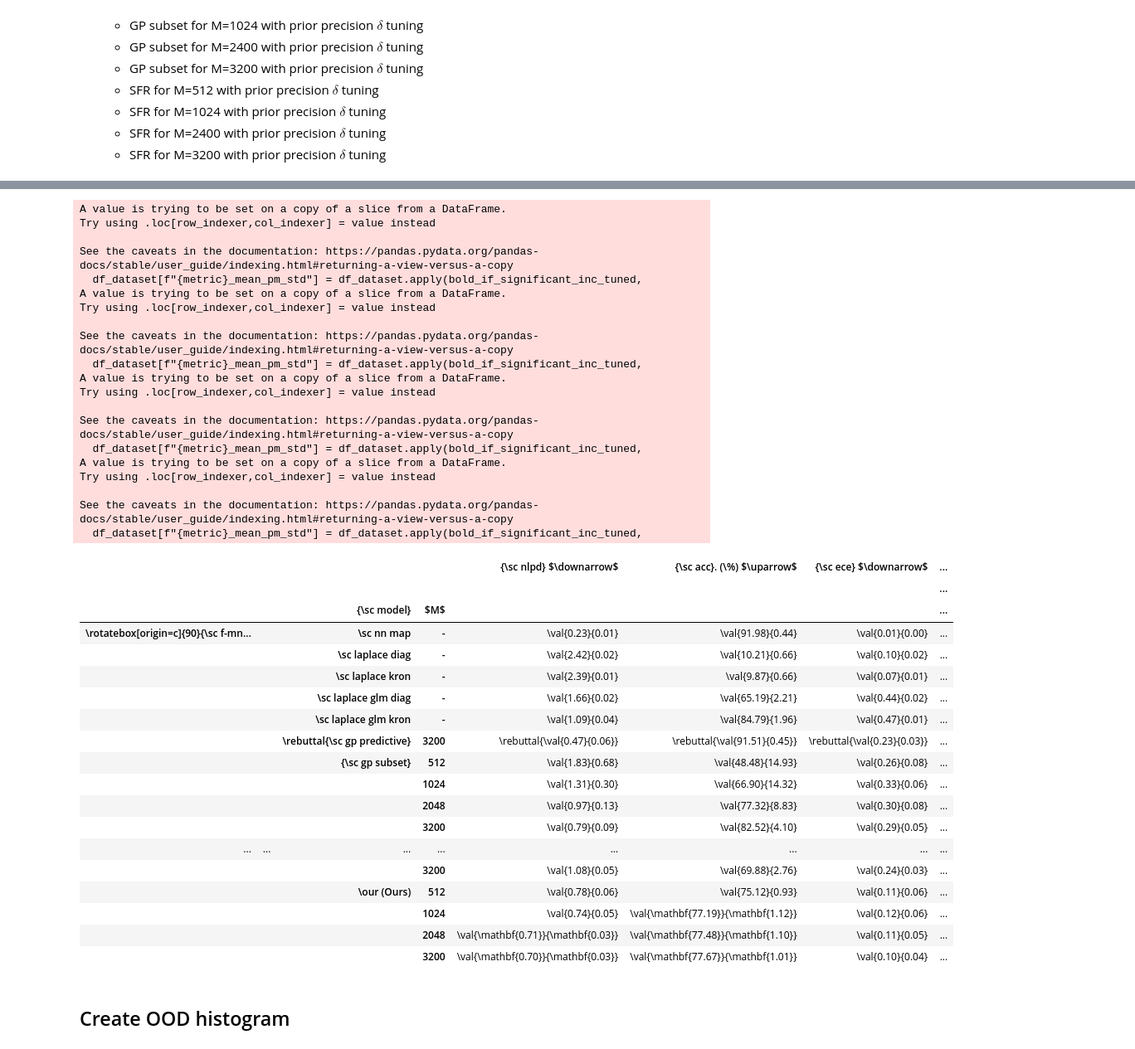
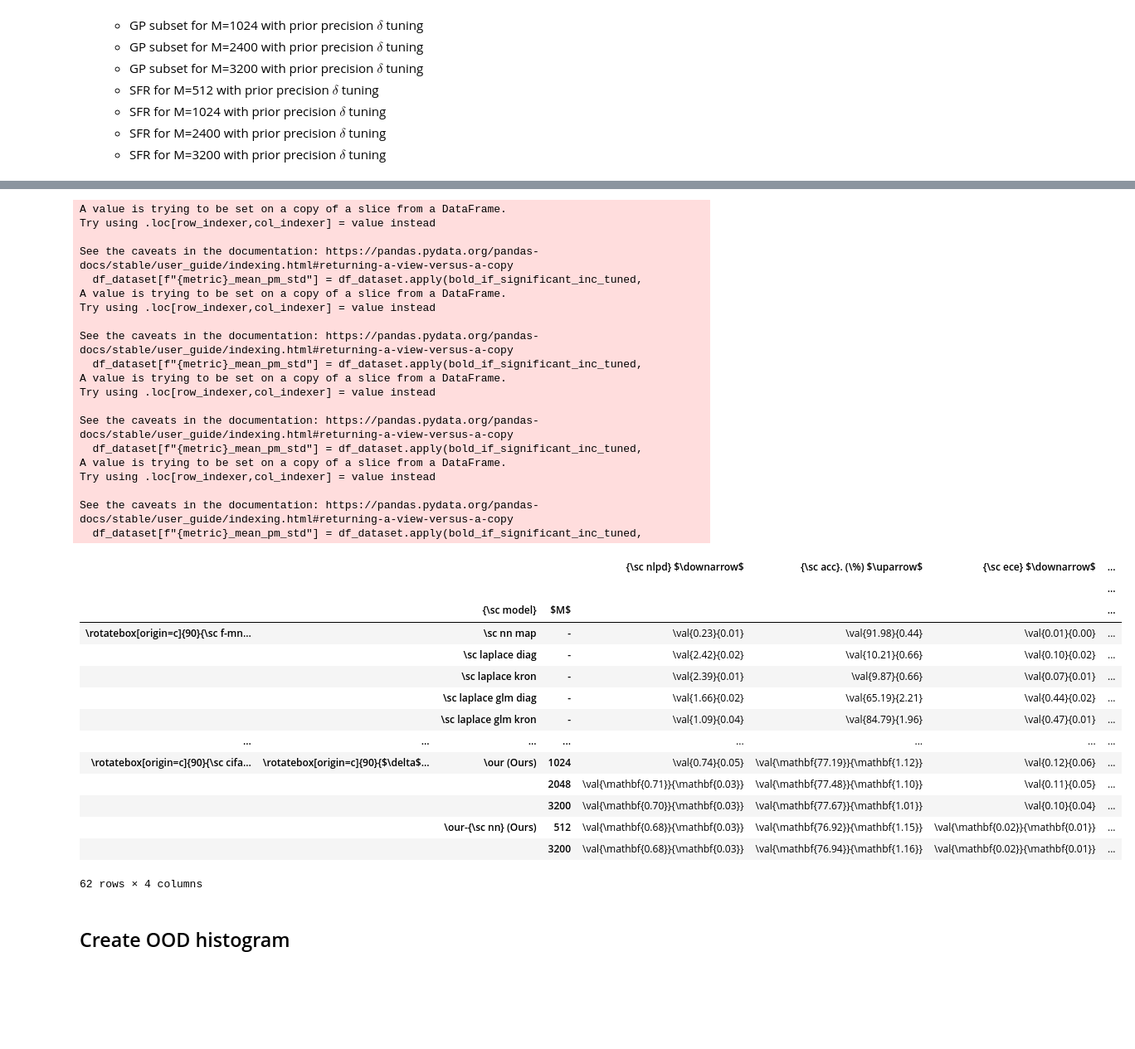
Before and after one commit to AaltoML/sfr-experiments, a Jupyter notebook: experiments/sl/media/image-experiments-create-figs+tabs.ipynb, the cells around one changed output, grey strips where cells are left out. Shown at 83% size. Cells and saved outputs as stored; diff of their text form; code cells hidden in the pictures; blank space fills up the shorter version.

```diff
--- a/experiments/sl/media/image-experiments-create-figs+tabs.ipynb
+++ b/experiments/sl/media/image-experiments-create-figs+tabs.ipynb
@@ -512,7 +521,7 @@ def create_table_a6(df, print_latex: bool = False, save: bool = False):
         "GP Subset (NN)", # GP predictive
         "GP Subset (GP)",
         "SFR (GP)",
-        # "SFR (NN)",
+        "SFR (NN)",
         "BNN diag GRID",
         "GLM diag GRID",
         "BNN kron GRID",
@@ -520,6 +529,7 @@ def create_table_a6(df, print_latex: bool = False, save: bool = False):
         "GP Subset (NN) BO", # GP predictive
         "GP Subset (GP) BO",
         "SFR (GP) BO",
+        "SFR (NN) BO",
     ]
     INDEX = [
         ('FMNIST', "",          '\sc nn map',    '-'),
@@ -536,10 +546,10 @@ def create_table_a6(df, print_latex: bool = False, save: bool = False):
         ('FMNIST', "",                '\our (Ours)', 1024.0),
         ('FMNIST', "",                '\our (Ours)', 2048.0),
         ('FMNIST', "",                '\our (Ours)', 3200.0),
-        # ('FMNIST', "",                '\our NN (Ours)',  512.0),
-        # ('FMNIST', "",                '\our NN (Ours)', 1024.0),
-        # ('FMNIST', "",                '\our NN (Ours)', 2048.0),
-        # ('FMNIST', "",                '\our NN (Ours)', 3200.0),
+        ('FMNIST', "",                '\our-{\sc nn} (Ours)',  512.0),
+        # ('FMNIST', "",                '\our-{\sc nn} (Ours)', 1024.0),
+        # ('FMNIST', "",                '\our-{\sc nn} (Ours)', 2048.0),
+        ('FMNIST', "",                '\our-{\sc nn} (Ours)', 3200.0),
         ('FMNIST',  "$\\delta$ tuning",        '\sc laplace diag',    '-'),
         ('FMNIST',  "$\\delta$ tuning",        '\sc laplace kron',    '-'),
         ('FMNIST',  "$\\delta$ tuning",        '\sc laplace glm diag',    '-'),
@@ -553,6 +563,10 @@ def create_table_a6(df, print_latex: bool = False, save: bool = False):
         ('FMNIST',  "$\\delta$ tuning",                '\our (Ours)', 1024.0),
         ('FMNIST',  "$\\delta$ tuning",                '\our (Ours)', 2048.0),
         ('FMNIST',  "$\\delta$ tuning",                '\our (Ours)', 3200.0),
+        ('FMNIST',  "$\\delta$ tuning",                '\our-{\sc nn} (Ours)',  512.0),
+        # ('FMNIST',  "$\\delta$ tuning",                '\our-{\sc nn} (Ours)', 1024.0),
+        # ('FMNIST',  "$\\delta$ tuning",                '\our-{\sc nn} (Ours)', 2048.0),
+        ('FMNIST',  "$\\delta$ tuning",                '\our-{\sc nn} (Ours)', 3200.0),
         ('CIFAR10', "",          '\sc nn map',    '-'),
         ('CIFAR10', "",        '\sc laplace diag',    '-'),
         ('CIFAR10', "",        '\sc laplace kron',    '-'),
@@ -567,6 +581,10 @@ def create_table_a6(df, print_latex: bool = False, save: bool = False):
         ('CIFAR10', "",                '\our (Ours)', 1024.0),
         ('CIFAR10', "",                '\our (Ours)', 2048.0),
         ('CIFAR10', "",                '\our (Ours)', 3200.0),
+        ('CIFAR10', "",                '\our-{\sc nn} (Ours)',  512.0),
+        # ('CIFAR10', "",                '\our-{\sc nn} (Ours)', 1024.0),
+        # ('CIFAR10', "",                '\our-{\sc nn} (Ours)', 2048.0),
+        ('CIFAR10', "",                '\our-{\sc nn} (Ours)', 3200.0),
         ('CIFAR10',  "$\\delta$ tuning",        '\sc laplace diag',    '-'),
         ('CIFAR10',  "$\\delta$ tuning",        '\sc laplace kron',    '-'),
         ('CIFAR10',  "$\\delta$ tuning",        '\sc laplace glm diag',    '-'),
@@ -580,6 +598,10 @@ def create_table_a6(df, print_latex: bool = False, save: bool = False):
         ('CIFAR10',  "$\\delta$ tuning",                '\our (Ours)', 1024.0),
         ('CIFAR10',  "$\\delta$ tuning",                '\our (Ours)', 2048.0),
         ('CIFAR10',  "$\\delta$ tuning",                '\our (Ours)', 3200.0),
+        ('CIFAR10',  "$\\delta$ tuning",                '\our-{\sc nn} (Ours)',  512.0),
+        # ('CIFAR10',  "$\\delta$ tuning",                '\our-{\sc nn} (Ours)', 1024.0),
+        # ('CIFAR10',  "$\\delta$ tuning",                '\our-{\sc nn} (Ours)', 2048.0),
+        ('CIFAR10',  "$\\delta$ tuning",                '\our-{\sc nn} (Ours)', 3200.0),
     ]
     print(MODEL_LIST)
     # Only keeps models we want in table
@@ -595,6 +617,7 @@ def create_table_a6(df, print_latex: bool = False, save: bool = False):
             "GP Subset (NN) BO", # GP predictive
             "GP Subset (GP) BO",
             "SFR (GP) BO",
+            "SFR (NN) BO",
         ]
         if row["model"] in TUNED_MODELS:
             return "$\\delta$ tuning"
@@ -620,11 +643,12 @@ def create_table_a6(df, print_latex: bool = False, save: bool = False):
         "GP Subset (GP)": "{\sc gp subset}",
         # "GP Subset (NN)": "{\sc gp} subset (\sc nn)",
         "SFR (GP)": "\our (Ours)",
-        # "SFR (NN)": "\our (\sc nn)",
+        "SFR (NN)": "\our-{\sc nn} (Ours)",
         # "GP Subest (GP) BO": "{\sc gp} subset (\sc gp)",
         "GP Subset (NN) BO": "\\rebuttal{\sc gp predictive}",
         "GP Subset (GP) BO": "{\sc gp subset}",
         "SFR (GP) BO": "\our (Ours)",
+        "SFR (NN) BO": "\our-{\sc nn} (Ours)",
     }
 
     def rename_model(row):
@@ -702,7 +726,7 @@ def create_table_a6(df, print_latex: bool = False, save: bool = False):
         # print(df_with_stats.to_latex(column_format="lllccccc", escape=False, multicolumn_format="c", multirow_align="c"))
 
     with open("./tabs/vision_table_app.tex", "w") as file:
-        file.write(s.to_latex(column_format="llcccc", hrules=True))
+        file.write(s.to_latex(column_format="lllccccc", hrules=True))
     return df_with_stats
 
 big_table = create_table_a6(df, print_latex=True, save=True)
@@ -754,44 +779,40 @@ best_model_res \rebuttal{\sc gp predictive} with 3200 and tuned $\delta$ tuning
 \bottomrule
 \end{tabular}
 A value is trying to be set on a copy of a slice from a DataFrame.
 Try using .loc[row_indexer,col_indexer] = value instead
 
 See the caveats in the documentation: https://pandas.pydata.org/pandas-docs/stable/user_guide/indexing.html#returning-a-view-versus-a-copy
   df_dataset[f"{metric}_mean_pm_std"] = df_dataset.apply(bold_if_significant_inc_tuned,
 A value is trying to be set on a copy of a slice from a DataFrame.
 Try using .loc[row_indexer,col_indexer] = value instead
 
 See the caveats in the documentation: https://pandas.pydata.org/pandas-docs/stable/user_guide/indexing.html#returning-a-view-versus-a-copy
   df_dataset[f"{metric}_mean_pm_std"] = df_dataset.apply(bold_if_significant_inc_tuned,
 A value is trying to be set on a copy of a slice from a DataFrame.
 Try using .loc[row_indexer,col_indexer] = value instead
 
 See the caveats in the documentation: https://pandas.pydata.org/pandas-docs/stable/user_guide/indexing.html#returning-a-view-versus-a-copy
   df_dataset[f"{metric}_mean_pm_std"] = df_dataset.apply(bold_if_significant_inc_tuned,
 A value is trying to be set on a copy of a slice from a DataFrame.
 Try using .loc[row_indexer,col_indexer] = value instead
 
 See the caveats in the documentation: https://pandas.pydata.org/pandas-docs/stable/user_guide/indexing.html#returning-a-view-versus-a-copy
   df_dataset[f"{metric}_mean_pm_std"] = df_dataset.apply(bold_if_significant_inc_tuned,
 |  |  |  |  | {\sc nlpd} $\downarrow$ | {\sc acc}. (\%) $\uparrow$ | {\sc ece} $\downarrow$ | ... |
 |  |  |  |  |  |  |  | ... |
 |  |  | {\sc model} | $M$ |  |  |  | ... |
 | \rotatebox[origin=c]{90}{\sc f-mn... |  | \sc nn map | - | \val{0.23}{0.01} | \val{91.98}{0.44} | \val{0.01}{0.00} | ... |
 |  |  | \sc laplace diag | - | \val{2.42}{0.02} | \val{10.21}{0.66} | \val{0.10}{0.02} | ... |
 |  |  | \sc laplace kron | - | \val{2.39}{0.01} | \val{9.87}{0.66} | \val{0.07}{0.01} | ... |
 |  |  | \sc laplace glm diag | - | \val{1.66}{0.02} | \val{65.19}{2.21} | \val{0.44}{0.02} | ... |
 |  |  | \sc laplace glm kron | - | \val{1.09}{0.04} | \val{84.79}{1.96} | \val{0.47}{0.01} | ... |
-|  |  | \rebuttal{\sc gp predictive} | 3200 | \rebuttal{\val{0.47}{0.06}} | \rebuttal{\val{91.51}{0.45}} | \rebuttal{\val{0.23}{0.03}} | ... |
-|  |  | {\sc gp subset} | 512 | \val{1.83}{0.68} | \val{48.48}{14.93} | \val{0.26}{0.08} | ... |
-|  |  |  | 1024 | \val{1.31}{0.30} | \val{66.90}{14.32} | \val{0.33}{0.06} | ... |
-|  |  |  | 2048 | \val{0.97}{0.13} | \val{77.32}{8.83} | \val{0.30}{0.08} | ... |
-|  |  |  | 3200 | \val{0.79}{0.09} | \val{82.52}{4.10} | \val{0.29}{0.05} | ... |
 | ... | ... | ... | ... | ... | ... | ... | ... |
-|  |  |  | 3200 | \val{1.08}{0.05} | \val{69.88}{2.76} | \val{0.24}{0.03} | ... |
-|  |  | \our (Ours) | 512 | \val{0.78}{0.06} | \val{75.12}{0.93} | \val{0.11}{0.06} | ... |
-|  |  |  | 1024 | \val{0.74}{0.05} | \val{\mathbf{77.19}}{\mathbf{1.12}} | \val{0.12}{0.06} | ... |
+| \rotatebox[origin=c]{90}{\sc cifa... | \rotatebox[origin=c]{90}{$\delta$... | \our (Ours) | 1024 | \val{0.74}{0.05} | \val{\mathbf{77.19}}{\mathbf{1.12}} | \val{0.12}{0.06} | ... |
 |  |  |  | 2048 | \val{\mathbf{0.71}}{\mathbf{0.03}} | \val{\mathbf{77.48}}{\mathbf{1.10}} | \val{0.11}{0.05} | ... |
 |  |  |  | 3200 | \val{\mathbf{0.70}}{\mathbf{0.03}} | \val{\mathbf{77.67}}{\mathbf{1.01}} | \val{0.10}{0.04} | ... |
+|  |  | \our-{\sc nn} (Ours) | 512 | \val{\mathbf{0.68}}{\mathbf{0.03}} | \val{\mathbf{76.92}}{\mathbf{1.15}} | \val{\mathbf{0.02}}{\mathbf{0.01}} | ... |
+|  |  |  | 3200 | \val{\mathbf{0.68}}{\mathbf{0.03}} | \val{\mathbf{76.94}}{\mathbf{1.16}} | \val{\mathbf{0.02}}{\mathbf{0.01}} | ... |
+62 rows × 4 columns
 # %% [markdown]
 ## Create OOD histogram
 # %%
```
Also changed, not shown: parts of 5 cells of this notebook, 17 other files.
